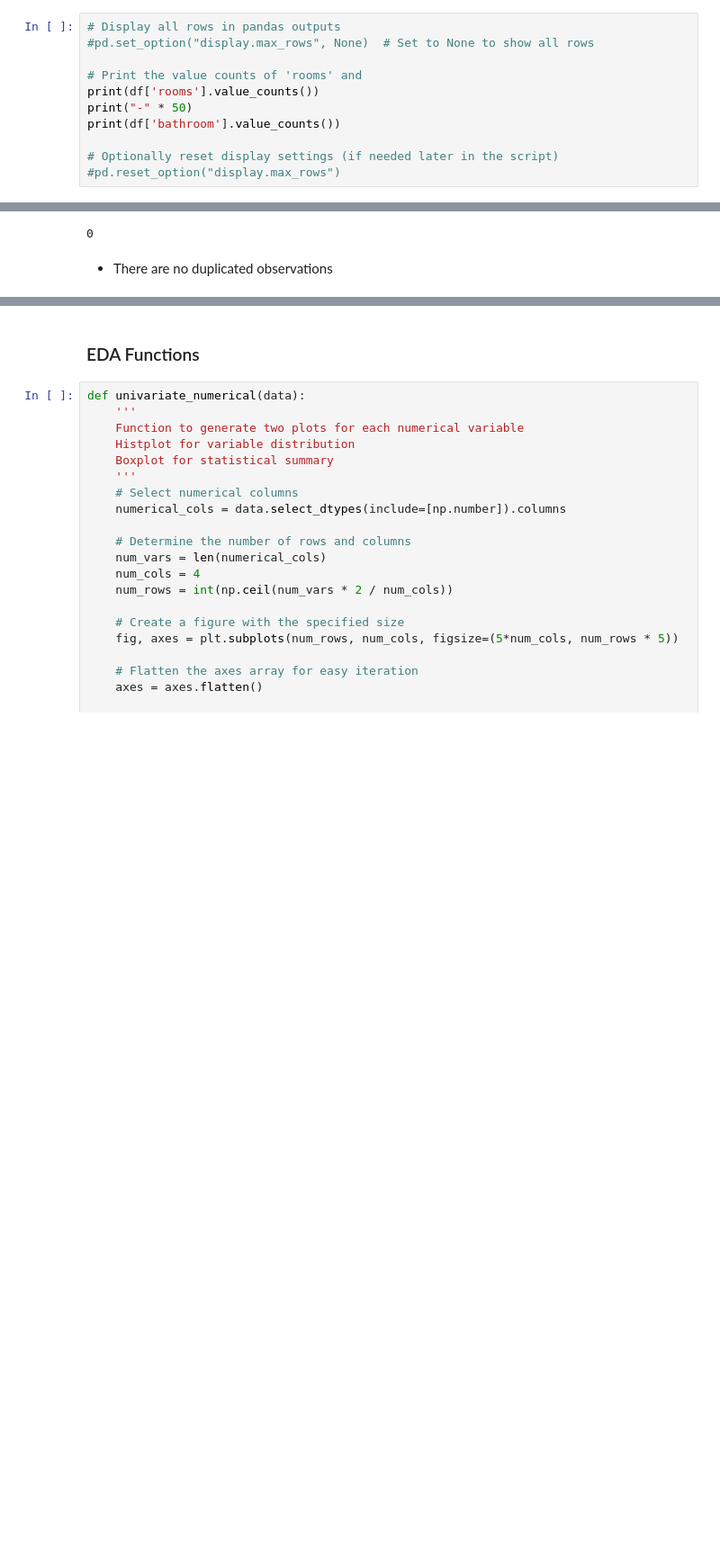
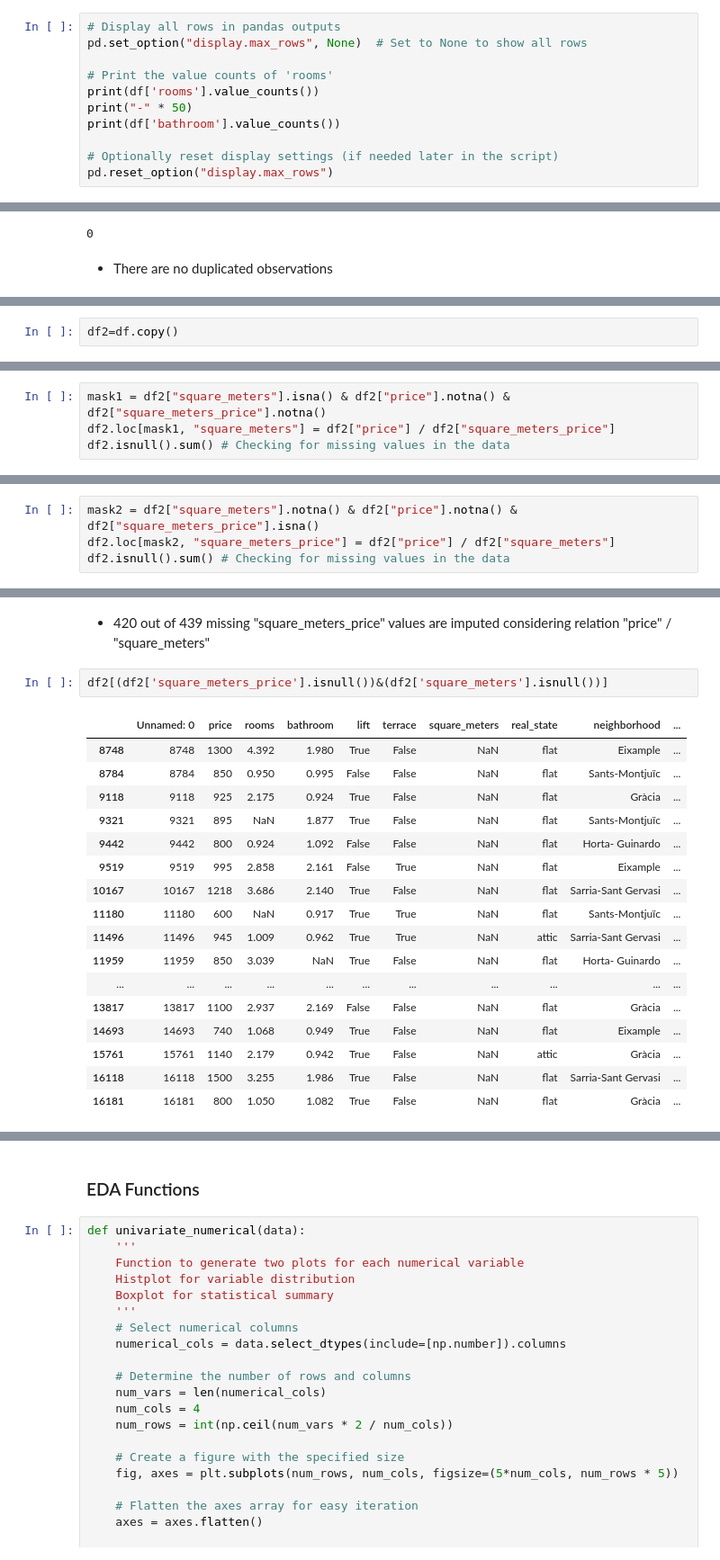
Before and after one commit to otrocarlosmartinez/IMPELIA_PEA_AIDS_PROJECT2, a Jupyter notebook: CarlosM/PROJECT2_PYTHON_cm1.ipynb, the cells around one changed output, grey strips where cells are left out. Shown at 90% size. Cells and saved outputs as stored; diff of their text form; blank space fills up the shorter version.

Commit message:
Missing Value Handling

```diff
--- a/CarlosM/PROJECT2_CM.ipynb
+++ b/CarlosM/PROJECT2_PYTHON_cm1.ipynb
@@ -249,14 +292,14 @@ Name: count, dtype: int64
 # %%
 # Display all rows in pandas outputs
-#pd.set_option("display.max_rows", None)  # Set to None to show all rows
+pd.set_option("display.max_rows", None)  # Set to None to show all rows
 
-# Print the value counts of 'rooms' and
+# Print the value counts of 'rooms'
 print(df['rooms'].value_counts())
 print("-" * 50)
 print(df['bathroom'].value_counts())
 
 # Optionally reset display settings (if needed later in the script)
-#pd.reset_option("display.max_rows")
+pd.reset_option("display.max_rows")
 # %% [output]
 rooms
 2.000     2608
@@ -380,0 +398,2 @@ print(df.duplicated().sum()) # Checking for duplicate entries in the data
+# %%
+df2=df.copy()
@@ -380,0 +414,4 @@ print(df.duplicated().sum()) # Checking for duplicate entries in the data
+# %%
+mask1 = df2["square_meters"].isna() & df2["price"].notna() & df2["square_meters_price"].notna()
+df2.loc[mask1, "square_meters"] = df2["price"] / df2["square_meters_price"]
+df2.isnull().sum() # Checking for missing values in the data
@@ -380,0 +432,4 @@ print(df.duplicated().sum()) # Checking for duplicate entries in the data
+# %%
+mask2 = df2["square_meters"].notna() & df2["price"].notna() & df2["square_meters_price"].isna()
+df2.loc[mask2, "square_meters_price"] = df2["price"] / df2["square_meters"]
+df2.isnull().sum() # Checking for missing values in the data
@@ -380,0 +448,22 @@ print(df.duplicated().sum()) # Checking for duplicate entries in the data
+# %% [markdown]
+- 420 out of 439 missing "square_meters_price" values are imputed considering relation "price" / "square_meters"
+# %%
+df2[(df2['square_meters_price'].isnull())&(df2['square_meters'].isnull())]
+# %% [output]
+|  | Unnamed: 0 | price | rooms | bathroom | lift | terrace | square_meters | real_state | neighborhood | ... |
+| 8748 | 8748 | 1300 | 4.392 | 1.980 | True | False | NaN | flat | Eixample | ... |
+| 8784 | 8784 | 850 | 0.950 | 0.995 | False | False | NaN | flat | Sants-Montjuïc | ... |
+| 9118 | 9118 | 925 | 2.175 | 0.924 | True | False | NaN | flat | Gràcia | ... |
+| 9321 | 9321 | 895 | NaN | 1.877 | True | False | NaN | flat | Sants-Montjuïc | ... |
+| 9442 | 9442 | 800 | 0.924 | 1.092 | False | False | NaN | flat | Horta- Guinardo | ... |
+| 9519 | 9519 | 995 | 2.858 | 2.161 | False | True | NaN | flat | Eixample | ... |
+| 10167 | 10167 | 1218 | 3.686 | 2.140 | True | False | NaN | flat | Sarria-Sant Gervasi | ... |
+| 11180 | 11180 | 600 | NaN | 0.917 | True | True | NaN | flat | Sants-Montjuïc | ... |
+| 11496 | 11496 | 945 | 1.009 | 0.962 | True | True | NaN | attic | Sarria-Sant Gervasi | ... |
+| 11959 | 11959 | 850 | 3.039 | NaN | True | False | NaN | flat | Horta- Guinardo | ... |
+| ... | ... | ... | ... | ... | ... | ... | ... | ... | ... | ... |
+| 13817 | 13817 | 1100 | 2.937 | 2.169 | False | False | NaN | flat | Gràcia | ... |
+| 14693 | 14693 | 740 | 1.068 | 0.949 | True | False | NaN | flat | Eixample | ... |
+| 15761 | 15761 | 1140 | 2.179 | 0.942 | True | False | NaN | attic | Gràcia | ... |
+| 16118 | 16118 | 1500 | 3.255 | 1.986 | True | False | NaN | flat | Sarria-Sant Gervasi | ... |
+| 16181 | 16181 | 800 | 1.050 | 1.082 | True | False | NaN | flat | Gràcia | ... |
```
Also changed, not shown: parts of 45 cells of this notebook, 1 other file.
